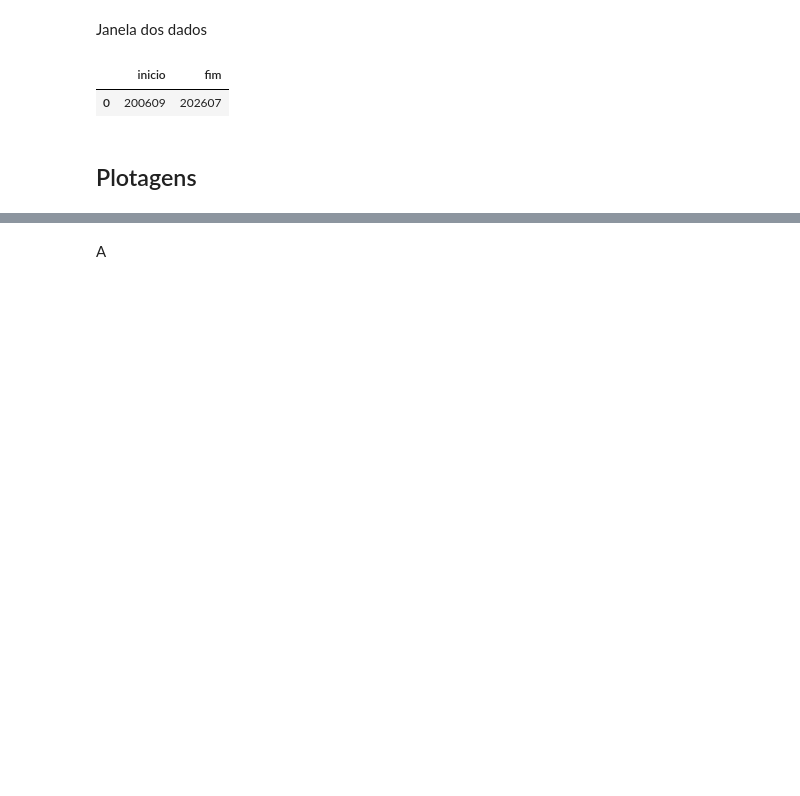
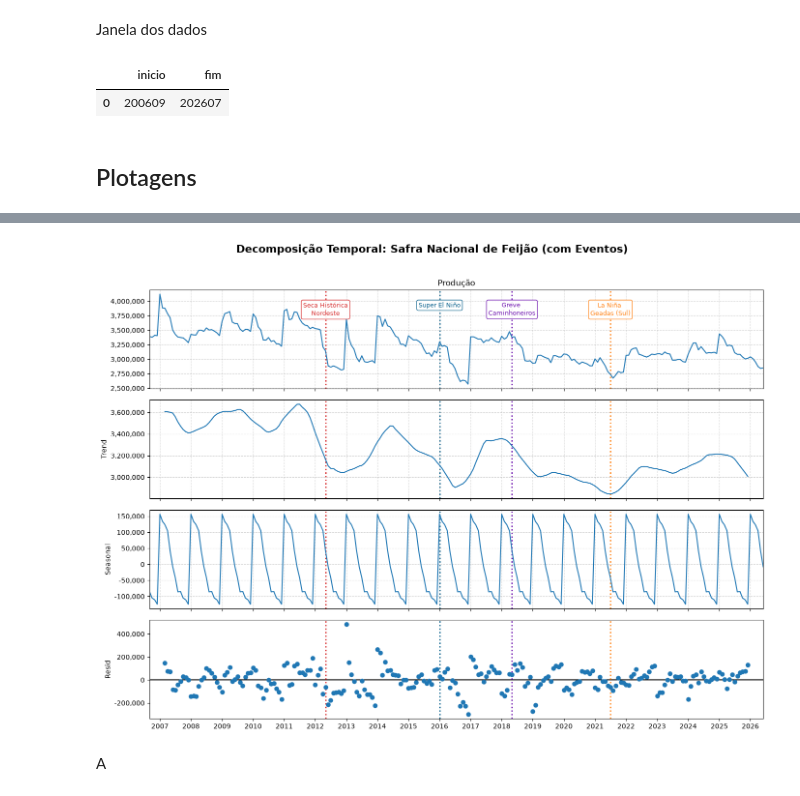
Before and after one commit to milton-miranda/mecai-26-prob-estat, a Jupyter notebook: notebooks/02_exploratory_time_series_feijao.ipynb, the cells around one changed output, grey strips where cells are left out. Drawn from its saved outputs; the diff is of its cells as text; code cells hidden in the pictures; blank space fills up the shorter version.

Commit message:
feat: Adicionado estatisticas descritivas com marcações de eventos importantes sincronizando dados com outras análises.

```diff
--- a/notebooks/02_exploratory_time_series_feijao.ipynb
+++ b/notebooks/02_exploratory_time_series_feijao.ipynb
@@ -94,3 +241,66 @@ distribuicao = duckdb.sql("""
+# %%
+serie = duckdb.sql("""
+                        SELECT
+                            MAKE_DATE(ano, mes, 1) AS "Data",
+                            SUM(quantidade_tons) AS "Produção"
+                        FROM df_data
+                        WHERE MAKE_DATE(ano, mes, 1) <= '2026-06-01'
+                        GROUP BY ano, mes
+                        ORDER BY Data ASC;
+                          """).df()
+
+serie.set_index('Data', inplace=True)
+
+decomposicao = seasonal_decompose(
+    serie["Produção"],
+    model="additive",
+    period = 12,
+    )
+
+fig=decomposicao.plot()
+fig.set_size_inches(14,10)
+fig.suptitle(
+    "Decomposição Temporal: Safra Nacional de Feijão (com Eventos)",
+    fontweight='bold',
+    fontsize=16,
+    y=1.02
+    )
+
+axes = fig.get_axes()
+
+for choque in choques:
+    data_choque = pd.to_datetime(choque["data"])
+    cor = choque["cor"]
+    texto = choque["texto"]
+
+    for ax in axes:
+        ax.axvline(x=data_choque, color=cor, linestyle=":", linewidth=2, zorder=1)
+
+    y_topo_primeiro_grafico = axes[0].get_ylim()[1]
+    axes[0].text(
+        x=data_choque,
+        y=y_topo_primeiro_grafico * 0.95,
+        s=texto,
+        color=cor,
+        fontsize=9,
+        ha="center",
+        va="top",
+        zorder=4,
+        bbox=dict(boxstyle="round,pad=0.3", facecolor="white", edgecolor=cor, alpha=0.9)
+    )
+for ax in axes:
+    ax.grid(True, linestyle="--", alpha=0.5)
+    ax.yaxis.set_major_formatter(plt.FuncFormatter(lambda x, p: format(int(x), ',')))
+
+axes[3].xaxis.set_major_locator(mdates.YearLocator(1))
+axes[3].xaxis.set_major_formatter(mdates.DateFormatter("%Y"))
+
+
+plt.tight_layout()
+plt.grid()
+plt.show()
+# %% [output]
+[figure, added]
 # %% [markdown]
 A
 # %%
```
Also changed, not shown: parts of 10 cells of this notebook.
